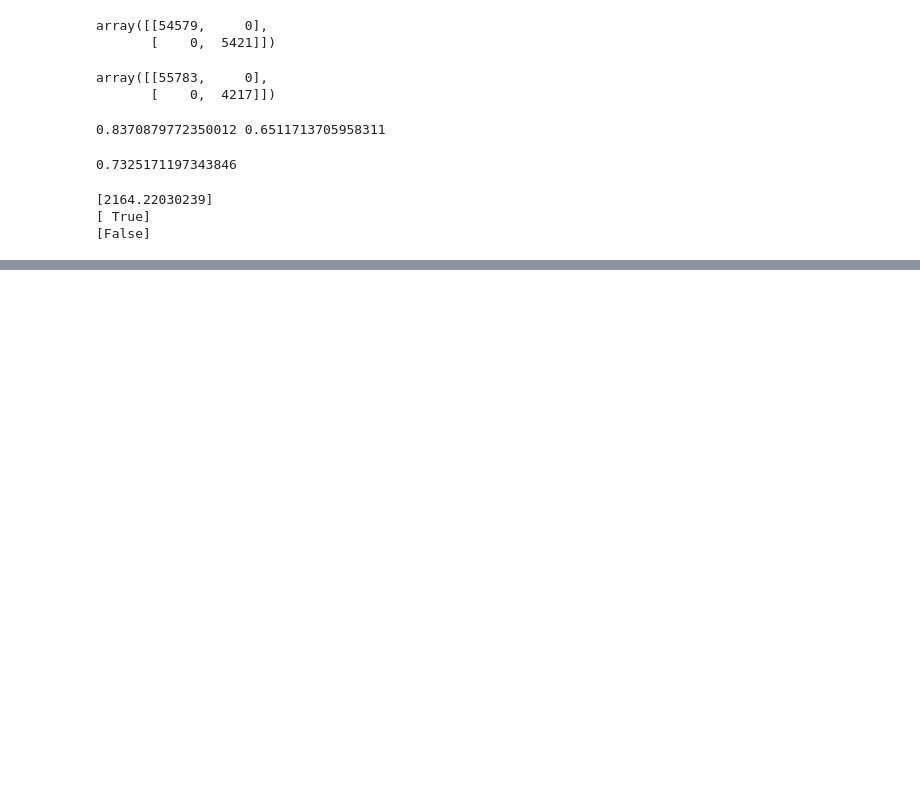
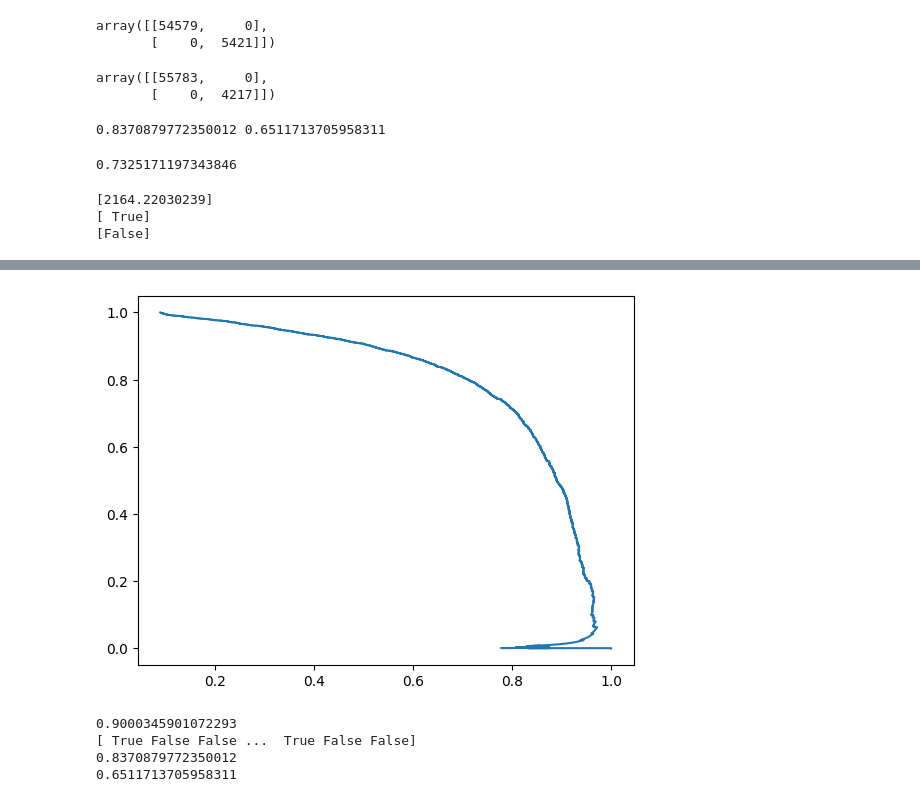
Before and after one commit to lihui1625/deepleaning, a Jupyter notebook: ML_03_01.ipynb, the cells around one changed output, grey strips where cells are left out. Saved outputs shown, nothing was run; the diff lists cells and outputs as text; code cells hidden in the pictures; blank space fills up the shorter version.

```diff
--- a/ML_03_01.ipynb
+++ b/ML_03_01.ipynb
@@ -147,0 +168,23 @@ print(y_scores)
+# %%
+plt.plot(precisions, recalls)
+plt.show()
+# %% [output]
+[figure, added]
+# %%
+from sklearn.metrics import precision_score, recall_score
+
+threshold_90_precision = precisions[np.argmax(precisions >= 0.90)]
+print(threshold_90_precision)
+
+y_train_pred_90 = (y_scores >= threshold_90_precision)
+print(y_train_pred_90)
+
+ps = precision_score(y_train_5, y_train_pred_90)
+rs = recall_score(y_train_5, y_train_pred_90)
+print(ps)
+print(rs)
+# %% [output]
+0.9000345901072293
+[ True False False ...  True False False]
+0.8370879772350012
+0.6511713705958311
```
Also changed, not shown: parts of 24 cells of this notebook.
